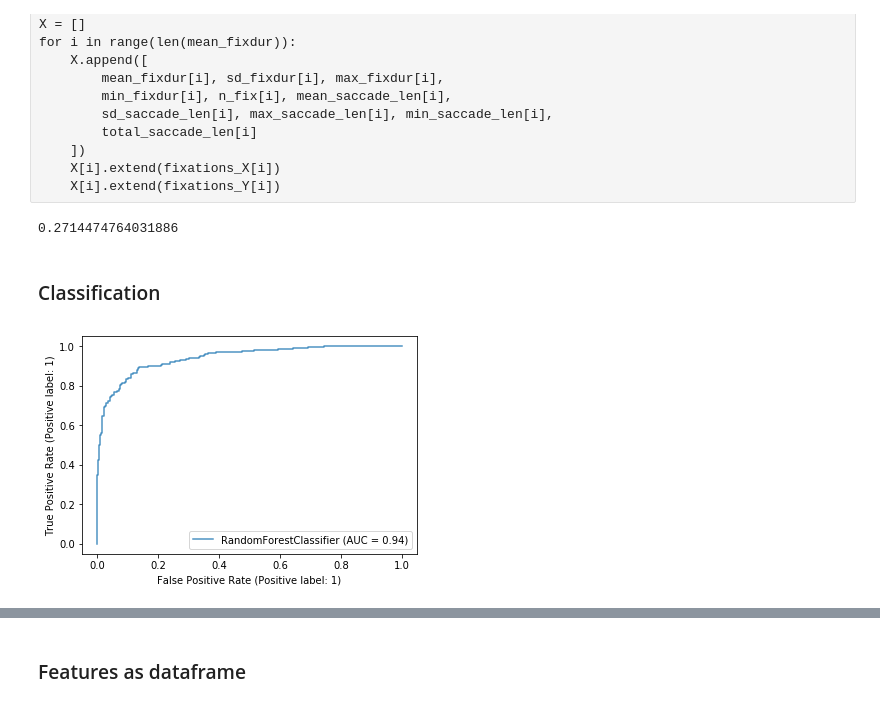
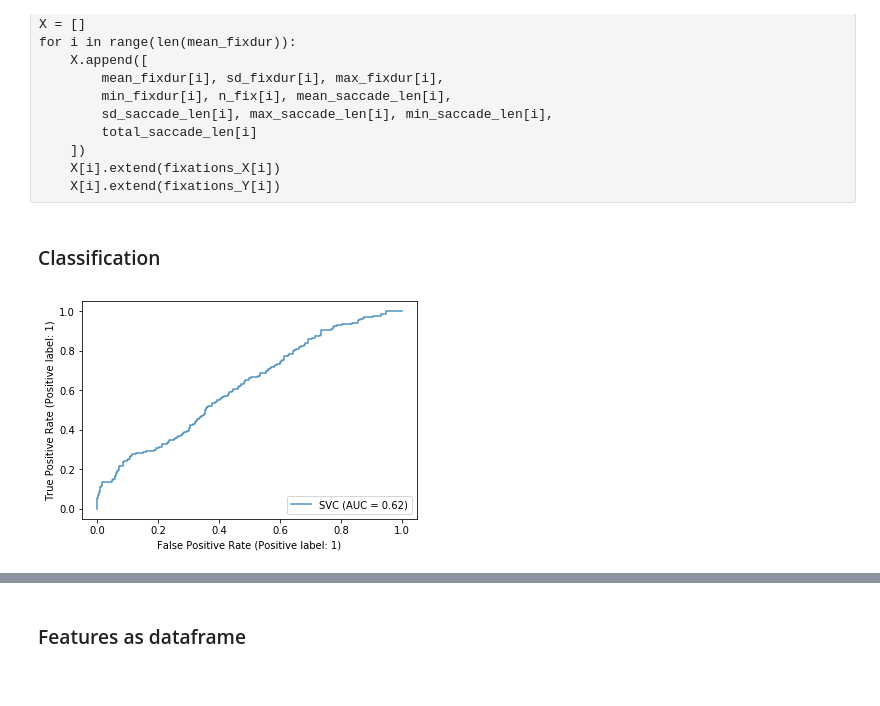
Before and after one commit to kroglkt/CogSci3, a Jupyter notebook: DOVES classifier.ipynb, the cells around one changed output, grey strips where cells are left out. Drawn from its saved outputs; the diff is of its cells as text; code cells hidden in the pictures.

```diff
--- a/DOVES classifier.ipynb
+++ b/DOVES classifier.ipynb
@@ -506,8 +508,8 @@ for item in processed_microsaccades:
         total_ms_len.append(0)
         max_ms_len.append(0)
         min_ms_len.append(0)
-        mean_ms_amplitude.append(0)
-        ms_peak_velocity.append(0)
+        mean_ms_amplitude.append([0])
+        ms_peak_velocity.append([0])
 
 for count, item in enumerate(processed_fixations):
     for i in range(len(item)):
@@ -516,21 +518,17 @@ for count, item in enumerate(processed_fixations):
 for i in range(len(total_fixdur)):
     n_fix_by_n_sacc.append(total_fixdur[i]/total_saccdur[i])
 
-
 # Create a feature vector and append it to X
 X = []
 for i in range(len(mean_fixdur)):
     X.append([
-        mean_fixdur[i], sd_fixdur[i], max_fixdur[i],
-        min_fixdur[i], total_fixdur[i], n_fix[i],
-        mean_sp_len[i], sd_sp_len[i], max_sp_len[i],
-        min_sp_len[i], total_sp_len[i], mean_pd[i],
-        sd_pd[i], max_pd[i], min_pd[i],
-        total_pd[i], mean_ms_len[i], sd_ms_len[i],
-        total_ms_len[i], total_amount_ms[i], n_fix_by_n_sacc[i],
-        max_ms_len[i], min_ms_len[i], mean_saccdur[i],
-        sd_saccdur[i], max_saccdur[i], min_saccdur[i],
-        total_saccdur[i]
+        mean_fixdur[i], sd_fixdur[i], max_fixdur[i], min_fixdur[i],
+        total_fixdur[i], n_fix[i], mean_saccdur[i], sd_saccdur[i],
+        max_saccdur[i], min_saccdur[i], total_saccdur[i], n_sacc[i],
+        mean_sp_len[i], sd_sp_len[i], max_sp_len[i], min_sp_len[i],
+        total_sp_len[i], mean_pd[i], sd_pd[i], max_pd[i],
+        min_pd[i], total_pd[i], total_amount_ms[i], mean_ms_len[i],
+        sd_ms_len[i], max_ms_len[i], min_ms_len[i], total_ms_len[i]
     ])
 
 print("Done!")
@@ -661,48 +659,43 @@ for i in range(len(X)):
     for j in range(len(X[i])):
         if math.isnan(X[i][j]):
             X[i][j] = 0
-# %%
-mean_pd[0]
-# %% [output]
-0.2714474764031886
 # %% [markdown]
 ### Classification
 # %%
-# Random Forest
+# Support Vector Machines
 
 X = np.array(X)
 y = np.array(Y)
 
-model = RandomForestClassifier(
-    n_estimators=1000, criterion='entropy', min_samples_split=5,
-    min_samples_leaf=1, random_state=42, max_features='sqrt'
+model = svm.SVC(
+    decision_function_shape='ovo'
 )
 
 acc_score = []
 f1 = []
 recall = []
 precision = []
 
 k = 5
 kf = KFold(n_splits=k, shuffle=False)
 for train_index, test_index in kf.split(X):
     X_train, X_test = X[train_index], X[test_index]
     y_train, y_test = y[train_index], y[test_index]
 
     model.fit(X_train,y_train)
     pred_values = model.predict(X_test)
 
     acc_score.append(accuracy_score(y_test, pred_values))
     f1.append(f1_score(y_test, pred_values))
     precision.append(precision_score(y_test, pred_values))
     recall.append(recall_score(y_test, pred_values))
 
 ax = plt.gca()
-rfc_disp = plot_roc_curve(model, X_test, y_test, ax=ax, alpha=0.8)
+svm_disp = plot_roc_curve(model, X_test, y_test, ax=ax, alpha=0.8)
 
-rfc_avg_acc_score = sum(acc_score)/k
-rfc_avg_f1_score = sum(f1)/k
-rfc_avg_recall = sum(recall)/k
-rfc_avg_precision = sum(precision)/k
+svm_avg_acc_score = sum(acc_score)/k
+svm_avg_f1_score = sum(f1)/k
+svm_avg_recall = sum(recall)/k
+svm_avg_precision = sum(precision)/k
 # %% [output]
-[figure, old version]
+[figure, new version]
```
Also changed, not shown: parts of 7 cells of this notebook.
